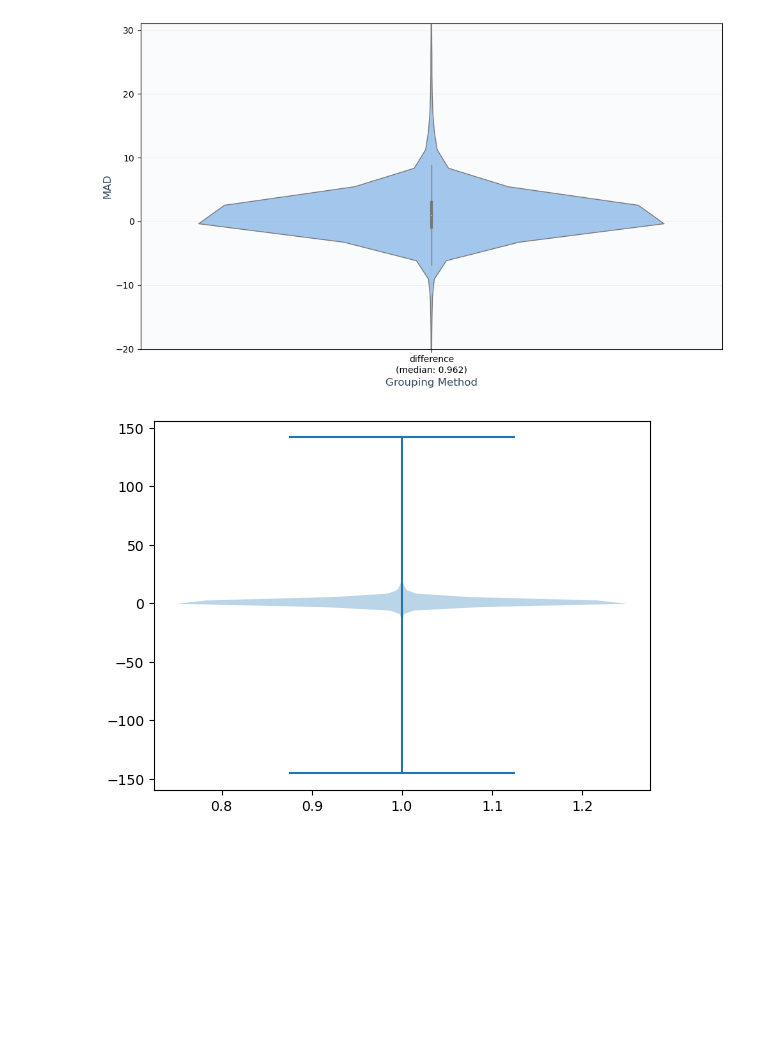
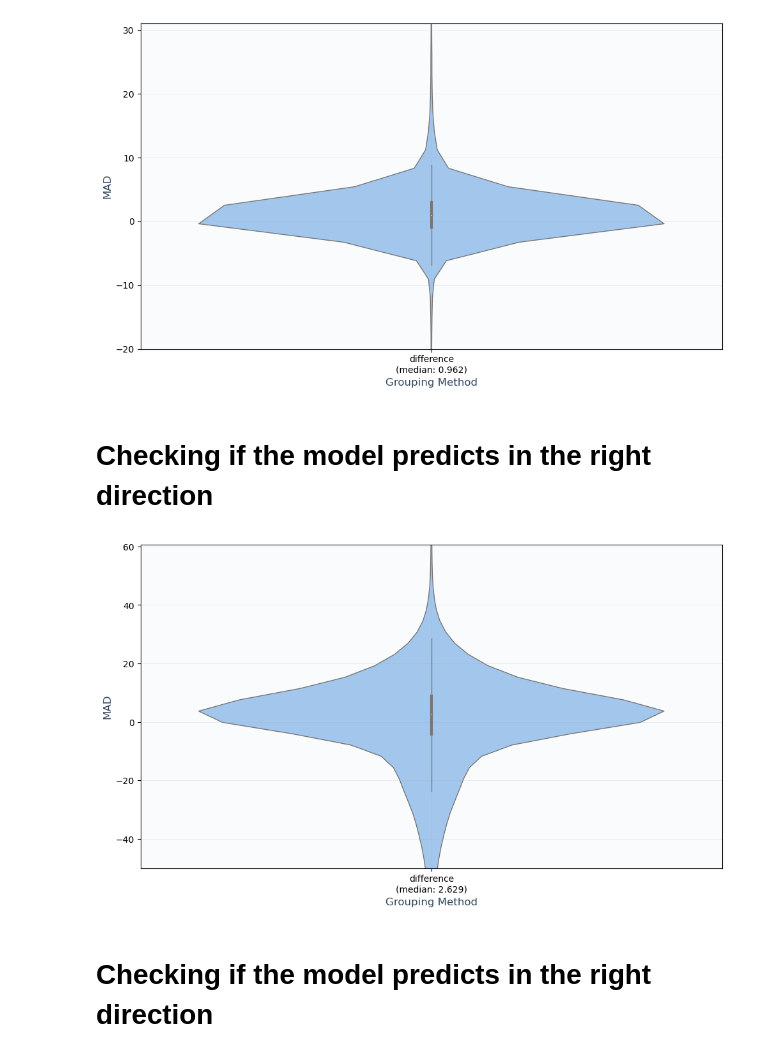
Before and after one commit to WannesLamberts/MTL-peptide-property-prediction-pool, a Jupyter notebook: notebooks/model_interpretation_test.ipynb, the cells around one changed output. Saved outputs shown, nothing was run; the diff lists cells and outputs as text; code cells hidden in the pictures; blank space fills up the shorter version.

```diff
--- a/notebooks/model_interpretation_test.ipynb
+++ b/notebooks/model_interpretation_test.ipynb
@@ -104,8 +104,13 @@ Name: predictions, Length: 247344, dtype: float64
 create_MAD_comparison_violinplot([difference],["difference"],lower=-20,percentile_cutoff=0.998)
 # %% [output]
 [figure]
-# %%
-plt.violinplot(difference)
-plt.show()
-# %% [output]
-[figure, removed]
+# %% [markdown]
+# Checking if the model predicts in the right direction
+# %%
+difference_pool = df_pool['predictions'] - df_pool['label']
+# %%
+create_MAD_comparison_violinplot([difference_pool],["difference"],lower=-50,percentile_cutoff=0.998)
+# %% [output]
+[figure, added]
+# %% [markdown]
+# Checking if the model predicts in the right direction
```
Also changed, not shown: parts of 15 cells of this notebook, 2 other files.
